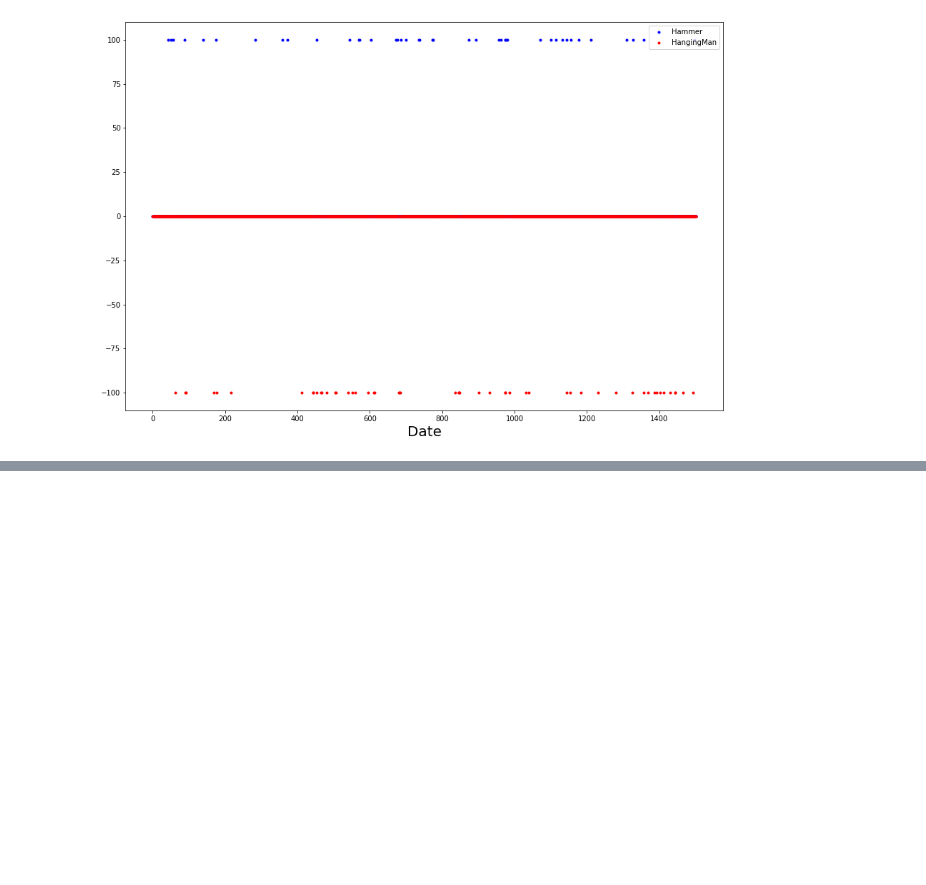
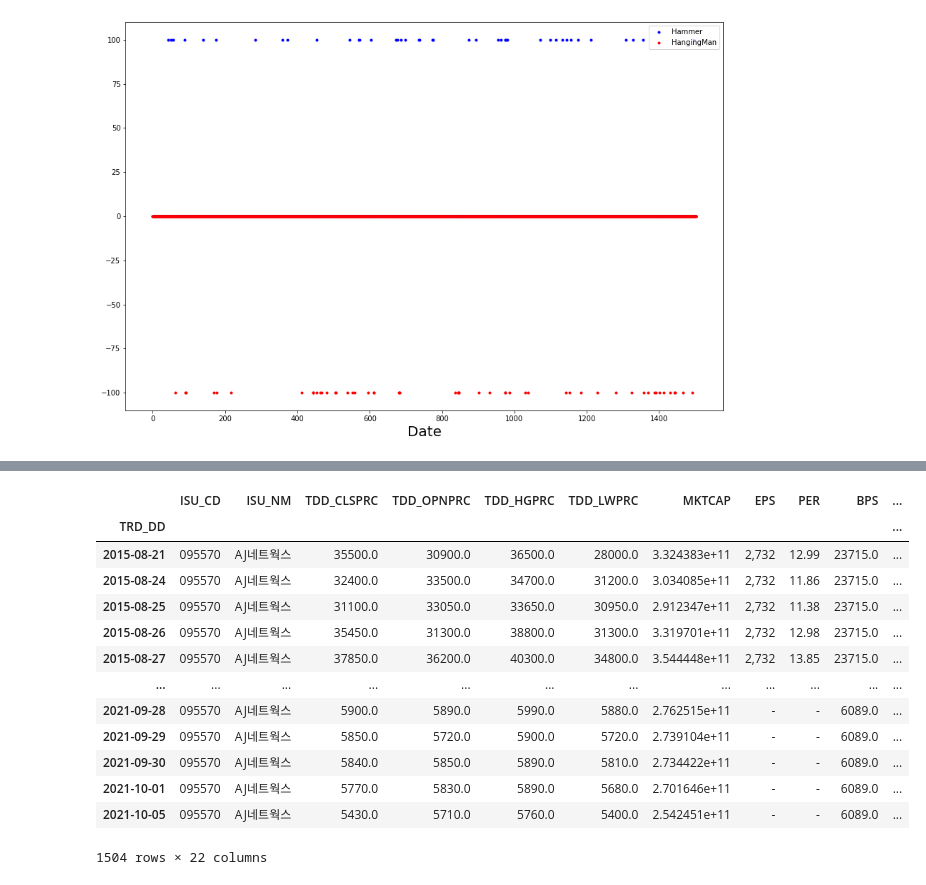
Before and after one commit to baeksumin/k-project, a Jupyter notebook: K_project_hyunku.ipynb, the cells around one changed output, grey strips where cells are left out. Saved outputs shown, nothing was run; the diff lists cells and outputs as text; code cells hidden in the pictures; blank space fills up the shorter version.

```diff
--- a/K_project_hyunku.ipynb
+++ b/K_project_hyunku.ipynb
@@ -383,0 +439,18 @@ plt.show()
+# %%
+result.set_index('TRD_DD',drop=True,inplace=True)
+result
+# %% [output]
+|  | ISU_CD | ISU_NM | TDD_CLSPRC | TDD_OPNPRC | TDD_HGPRC | TDD_LWPRC | MKTCAP | EPS | PER | BPS | ... |
+| TRD_DD |  |  |  |  |  |  |  |  |  |  | ... |
+| 2015-08-21 | 095570 | AJ네트웍스 | 35500.0 | 30900.0 | 36500.0 | 28000.0 | 3.324383e+11 | 2,732 | 12.99 | 23715.0 | ... |
+| 2015-08-24 | 095570 | AJ네트웍스 | 32400.0 | 33500.0 | 34700.0 | 31200.0 | 3.034085e+11 | 2,732 | 11.86 | 23715.0 | ... |
+| 2015-08-25 | 095570 | AJ네트웍스 | 31100.0 | 33050.0 | 33650.0 | 30950.0 | 2.912347e+11 | 2,732 | 11.38 | 23715.0 | ... |
+| 2015-08-26 | 095570 | AJ네트웍스 | 35450.0 | 31300.0 | 38800.0 | 31300.0 | 3.319701e+11 | 2,732 | 12.98 | 23715.0 | ... |
+| 2015-08-27 | 095570 | AJ네트웍스 | 37850.0 | 36200.0 | 40300.0 | 34800.0 | 3.544448e+11 | 2,732 | 13.85 | 23715.0 | ... |
+| ... | ... | ... | ... | ... | ... | ... | ... | ... | ... | ... | ... |
+| 2021-09-28 | 095570 | AJ네트웍스 | 5900.0 | 5890.0 | 5990.0 | 5880.0 | 2.762515e+11 | - | - | 6089.0 | ... |
+| 2021-09-29 | 095570 | AJ네트웍스 | 5850.0 | 5720.0 | 5900.0 | 5720.0 | 2.739104e+11 | - | - | 6089.0 | ... |
+| 2021-09-30 | 095570 | AJ네트웍스 | 5840.0 | 5850.0 | 5890.0 | 5810.0 | 2.734422e+11 | - | - | 6089.0 | ... |
+| 2021-10-01 | 095570 | AJ네트웍스 | 5770.0 | 5830.0 | 5890.0 | 5680.0 | 2.701646e+11 | - | - | 6089.0 | ... |
+| 2021-10-05 | 095570 | AJ네트웍스 | 5430.0 | 5710.0 | 5760.0 | 5400.0 | 2.542451e+11 | - | - | 6089.0 | ... |
+1504 rows × 22 columns
```
Also changed, not shown: parts of 19 cells of this notebook.
